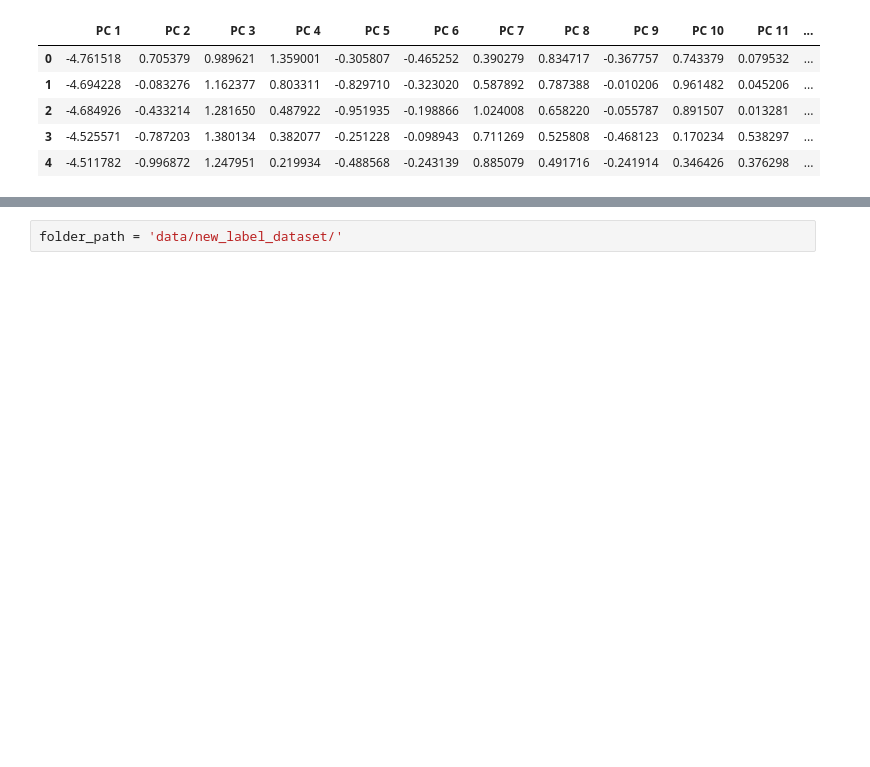
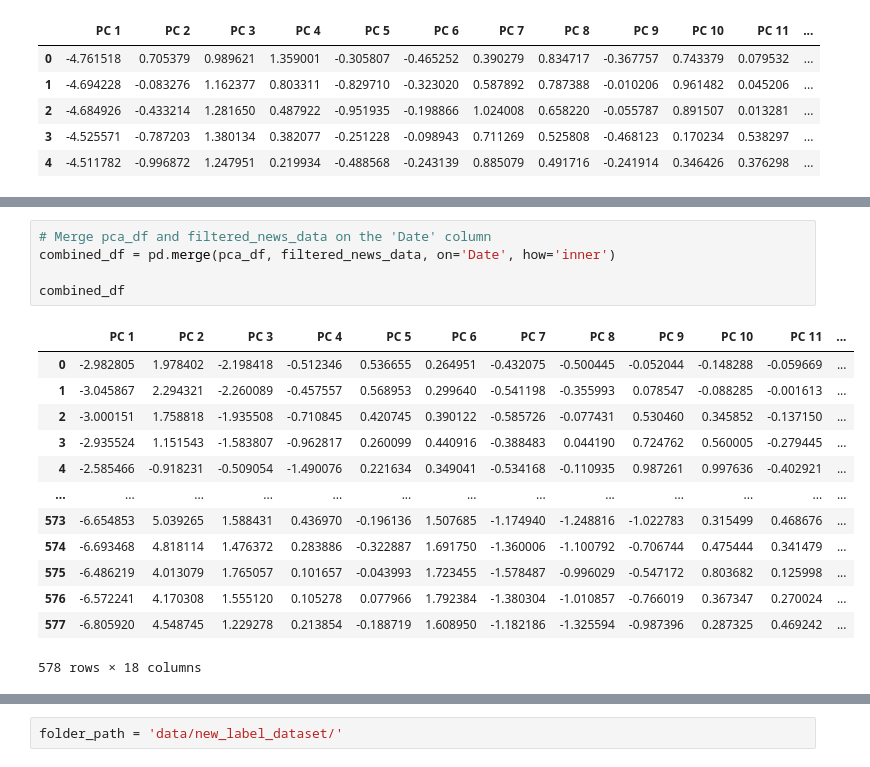
Before and after one commit to sachinprasanna7/Stock-Movement-Prediction-using-Spectrograms-Technical-Indicators-and-News, a Jupyter notebook: myLstm.ipynb, the cells around one changed output, grey strips where cells are left out. Saved outputs shown, nothing was run; the diff lists cells and outputs as text; blank space fills up the shorter version.

```diff
--- a/myLstm.ipynb
+++ b/myLstm.ipynb
@@ -124,0 +161,19 @@ pca_df.head()
+# %%
+# Merge pca_df and filtered_news_data on the 'Date' column
+combined_df = pd.merge(pca_df, filtered_news_data, on='Date', how='inner')
+
+combined_df
+# %% [output]
+|  | PC 1 | PC 2 | PC 3 | PC 4 | PC 5 | PC 6 | PC 7 | PC 8 | PC 9 | PC 10 | PC 11 | ... |
+| 0 | -2.982805 | 1.978402 | -2.198418 | -0.512346 | 0.536655 | 0.264951 | -0.432075 | -0.500445 | -0.052044 | -0.148288 | -0.059669 | ... |
+| 1 | -3.045867 | 2.294321 | -2.260089 | -0.457557 | 0.568953 | 0.299640 | -0.541198 | -0.355993 | 0.078547 | -0.088285 | -0.001613 | ... |
+| 2 | -3.000151 | 1.758818 | -1.935508 | -0.710845 | 0.420745 | 0.390122 | -0.585726 | -0.077431 | 0.530460 | 0.345852 | -0.137150 | ... |
+| 3 | -2.935524 | 1.151543 | -1.583807 | -0.962817 | 0.260099 | 0.440916 | -0.388483 | 0.044190 | 0.724762 | 0.560005 | -0.279445 | ... |
+| 4 | -2.585466 | -0.918231 | -0.509054 | -1.490076 | 0.221634 | 0.349041 | -0.534168 | -0.110935 | 0.987261 | 0.997636 | -0.402921 | ... |
+| ... | ... | ... | ... | ... | ... | ... | ... | ... | ... | ... | ... | ... |
+| 573 | -6.654853 | 5.039265 | 1.588431 | 0.436970 | -0.196136 | 1.507685 | -1.174940 | -1.248816 | -1.022783 | 0.315499 | 0.468676 | ... |
+| 574 | -6.693468 | 4.818114 | 1.476372 | 0.283886 | -0.322887 | 1.691750 | -1.360006 | -1.100792 | -0.706744 | 0.475444 | 0.341479 | ... |
+| 575 | -6.486219 | 4.013079 | 1.765057 | 0.101657 | -0.043993 | 1.723455 | -1.578487 | -0.996029 | -0.547172 | 0.803682 | 0.125998 | ... |
+| 576 | -6.572241 | 4.170308 | 1.555120 | 0.105278 | 0.077966 | 1.792384 | -1.380304 | -1.010857 | -0.766019 | 0.367347 | 0.270024 | ... |
+| 577 | -6.805920 | 4.548745 | 1.229278 | 0.213854 | -0.188719 | 1.608950 | -1.182186 | -1.325594 | -0.987396 | 0.287325 | 0.469242 | ... |
+578 rows × 18 columns
```
Also changed, not shown: parts of 15 cells of this notebook, 1 other file.
